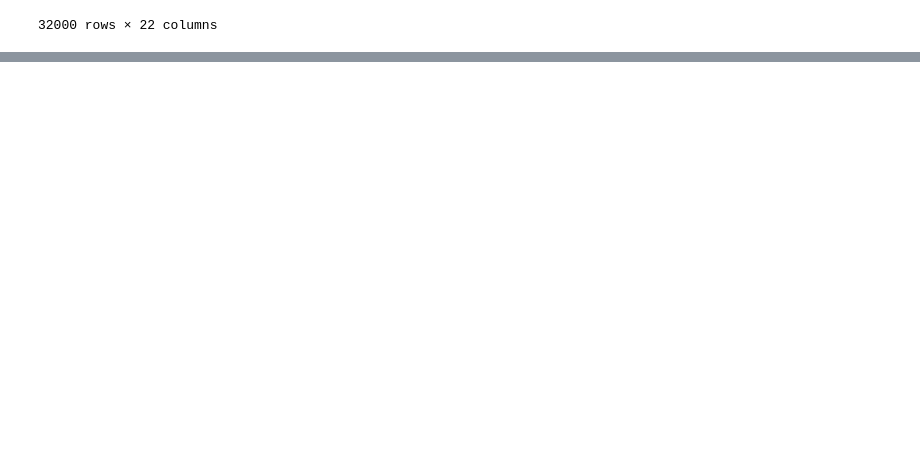
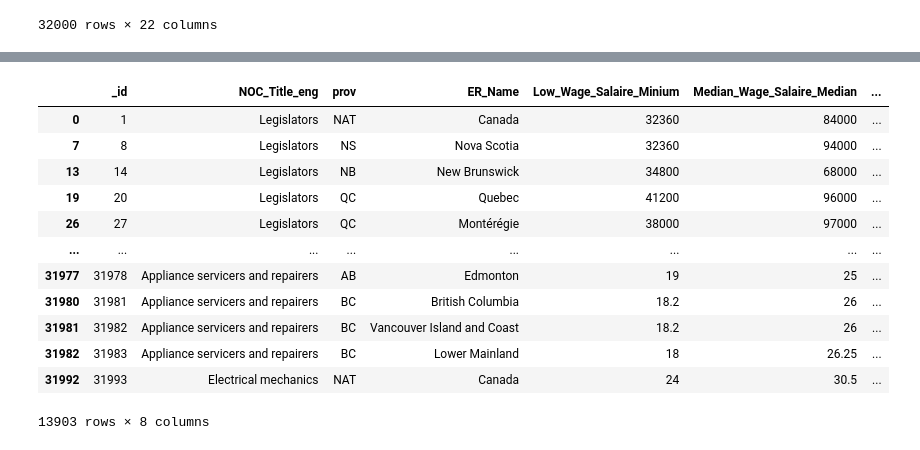
Before and after one commit to Zhao0148/canadian_wage_analysis, a Jupyter notebook: job_analysis.ipynb, the cells around one changed output, grey strips where cells are left out. Drawn from its saved outputs; the diff is of its cells as text; code cells hidden in the pictures; blank space fills up the shorter version.

```diff
--- a/job_analysis.ipynb
+++ b/job_analysis.ipynb
@@ -88,0 +104,18 @@ df
+# %%
+df_clean = df.dropna()
+# %%
+df_clean
+# %% [output]
+|  | _id | NOC_Title_eng | prov | ER_Name | Low_Wage_Salaire_Minium | Median_Wage_Salaire_Median | ... |
+| 0 | 1 | Legislators | NAT | Canada | 32360 | 84000 | ... |
+| 7 | 8 | Legislators | NS | Nova Scotia | 32360 | 94000 | ... |
+| 13 | 14 | Legislators | NB | New Brunswick | 34800 | 68000 | ... |
+| 19 | 20 | Legislators | QC | Quebec | 41200 | 96000 | ... |
+| 26 | 27 | Legislators | QC | Montérégie | 38000 | 97000 | ... |
+| ... | ... | ... | ... | ... | ... | ... | ... |
+| 31977 | 31978 | Appliance servicers and repairers | AB | Edmonton | 19 | 25 | ... |
+| 31980 | 31981 | Appliance servicers and repairers | BC | British Columbia | 18.2 | 26 | ... |
+| 31981 | 31982 | Appliance servicers and repairers | BC | Vancouver Island and Coast | 18.2 | 26 | ... |
+| 31982 | 31983 | Appliance servicers and repairers | BC | Lower Mainland | 18 | 26.25 | ... |
+| 31992 | 31993 | Electrical mechanics | NAT | Canada | 24 | 30.5 | ... |
+13903 rows × 8 columns
```
Also changed, not shown: parts of 4 cells of this notebook.
